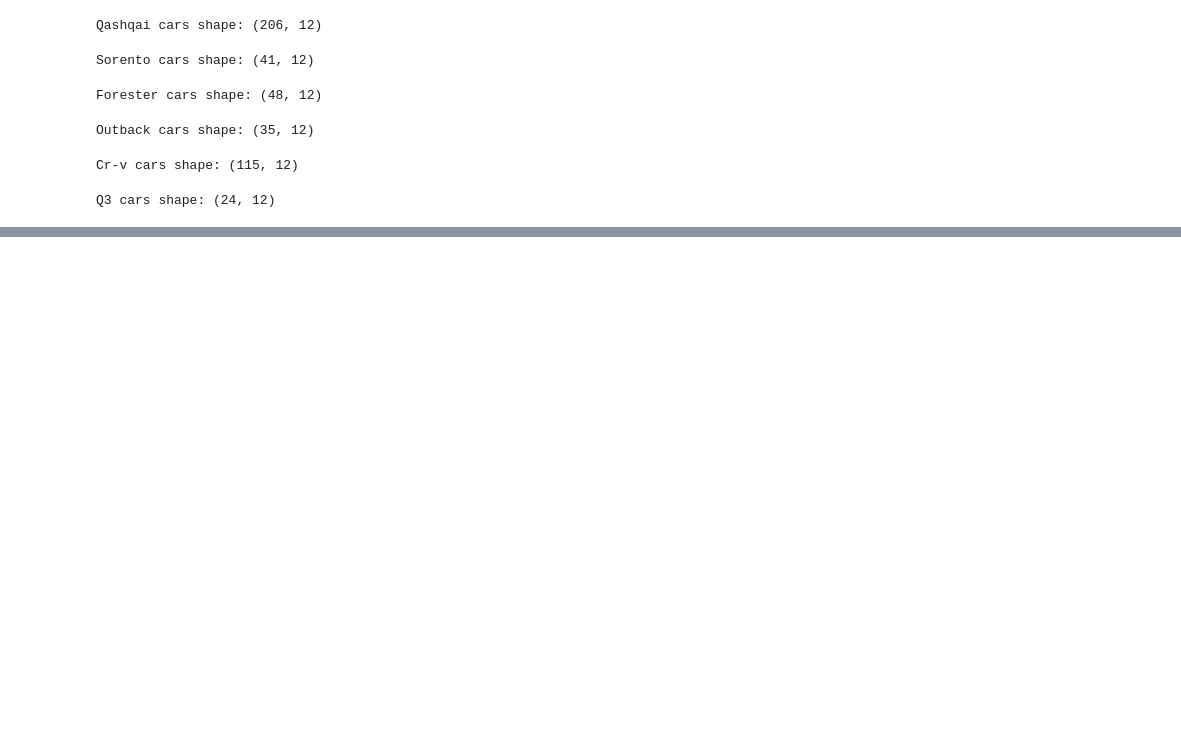
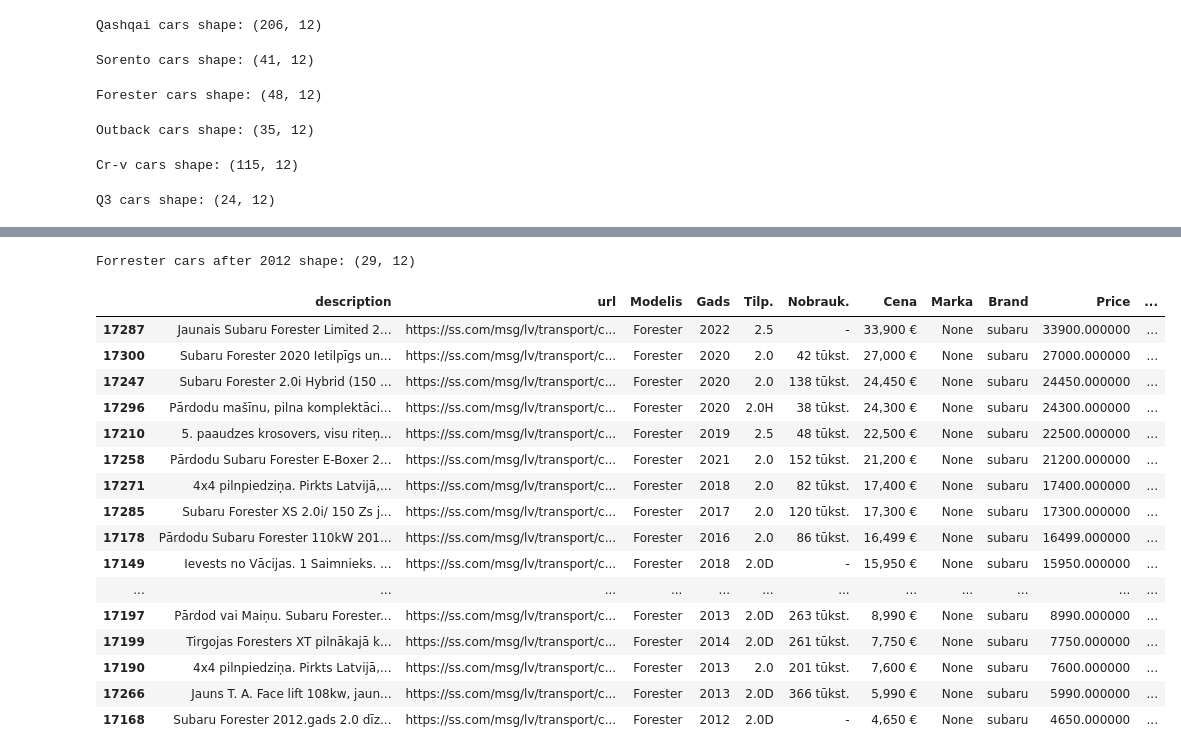
Before and after one commit to ValRCS/DAS_Python_24, a Jupyter notebook: Topic_15_Web_Scraping/Exploring_Cars.ipynb, the cells around one changed output, grey strips where cells are left out. Drawn from its saved outputs; the diff is of its cells as text; code cells hidden in the pictures; blank space fills up the shorter version.

```diff
--- a/Topic_15_Web_Scraping/Exploring_Cars.ipynb
+++ b/Topic_15_Web_Scraping/Exploring_Cars.ipynb
@@ -427,0 +500,27 @@ Q3 cars shape: (24, 12)
+# %%
+# now forester
+forrester_2012 = forrester[forrester['Year'] >= 2012]
+# sort by price
+forrester_2012 = forrester_2012.sort_values('Price', ascending=False)
+print(f"Forrester cars after 2012 shape: {forrester_2012.shape}")
+# make links clickable
+forrester_2012.style.format({'url': make_clickable})
+# %% [output]
+Forrester cars after 2012 shape: (29, 12)
+|  | description | url | Modelis | Gads | Tilp. | Nobrauk. | Cena | Marka | Brand | Price | ... |
+| 17287 | Jaunais Subaru Forester Limited 2... | https://ss.com/msg/lv/transport/c... | Forester | 2022 | 2.5 | - | 33,900 € | None | subaru | 33900.000000 | ... |
+| 17300 | Subaru Forester 2020 Ietilpīgs un... | https://ss.com/msg/lv/transport/c... | Forester | 2020 | 2.0 | 42 tūkst. | 27,000 € | None | subaru | 27000.000000 | ... |
+| 17247 | Subaru Forester 2.0i Hybrid (150 ... | https://ss.com/msg/lv/transport/c... | Forester | 2020 | 2.0 | 138 tūkst. | 24,450 € | None | subaru | 24450.000000 | ... |
+| 17296 | Pārdodu mašīnu, pilna komplektāci... | https://ss.com/msg/lv/transport/c... | Forester | 2020 | 2.0H | 38 tūkst. | 24,300 € | None | subaru | 24300.000000 | ... |
+| 17210 | 5. paaudzes krosovers, visu riteņ... | https://ss.com/msg/lv/transport/c... | Forester | 2019 | 2.5 | 48 tūkst. | 22,500 € | None | subaru | 22500.000000 | ... |
+| 17258 | Pārdodu Subaru Forester E-Boxer 2... | https://ss.com/msg/lv/transport/c... | Forester | 2021 | 2.0 | 152 tūkst. | 21,200 € | None | subaru | 21200.000000 | ... |
+| 17271 | 4x4 pilnpiedziņa. Pirkts Latvijā,... | https://ss.com/msg/lv/transport/c... | Forester | 2018 | 2.0 | 82 tūkst. | 17,400 € | None | subaru | 17400.000000 | ... |
+| 17285 | Subaru Forester XS 2.0i/ 150 Zs j... | https://ss.com/msg/lv/transport/c... | Forester | 2017 | 2.0 | 120 tūkst. | 17,300 € | None | subaru | 17300.000000 | ... |
+| 17178 | Pārdodu Subaru Forester 110kW 201... | https://ss.com/msg/lv/transport/c... | Forester | 2016 | 2.0 | 86 tūkst. | 16,499 € | None | subaru | 16499.000000 | ... |
+| 17149 | Ievests no Vācijas. 1 Saimnieks. ... | https://ss.com/msg/lv/transport/c... | Forester | 2018 | 2.0D | - | 15,950 € | None | subaru | 15950.000000 | ... |
+| ... | ... | ... | ... | ... | ... | ... | ... | ... | ... | ... | ... |
+| 17197 | Pārdod vai Maiņu. Subaru Forester... | https://ss.com/msg/lv/transport/c... | Forester | 2013 | 2.0D | 263 tūkst. | 8,990 € | None | subaru | 8990.000000 | ... |
+| 17199 | Tirgojas Foresters XT pilnākajā k... | https://ss.com/msg/lv/transport/c... | Forester | 2014 | 2.0D | 261 tūkst. | 7,750 € | None | subaru | 7750.000000 | ... |
+| 17190 | 4x4 pilnpiedziņa. Pirkts Latvijā,... | https://ss.com/msg/lv/transport/c... | Forester | 2013 | 2.0 | 201 tūkst. | 7,600 € | None | subaru | 7600.000000 | ... |
+| 17266 | Jauns T. A. Face lift 108kw, jaun... | https://ss.com/msg/lv/transport/c... | Forester | 2013 | 2.0D | 366 tūkst. | 5,990 € | None | subaru | 5990.000000 | ... |
+| 17168 | Subaru Forester 2012.gads 2.0 dīz... | https://ss.com/msg/lv/transport/c... | Forester | 2012 | 2.0D | - | 4,650 € | None | subaru | 4650.000000 | ... |
```
Also changed, not shown: parts of 4 cells of this notebook.
